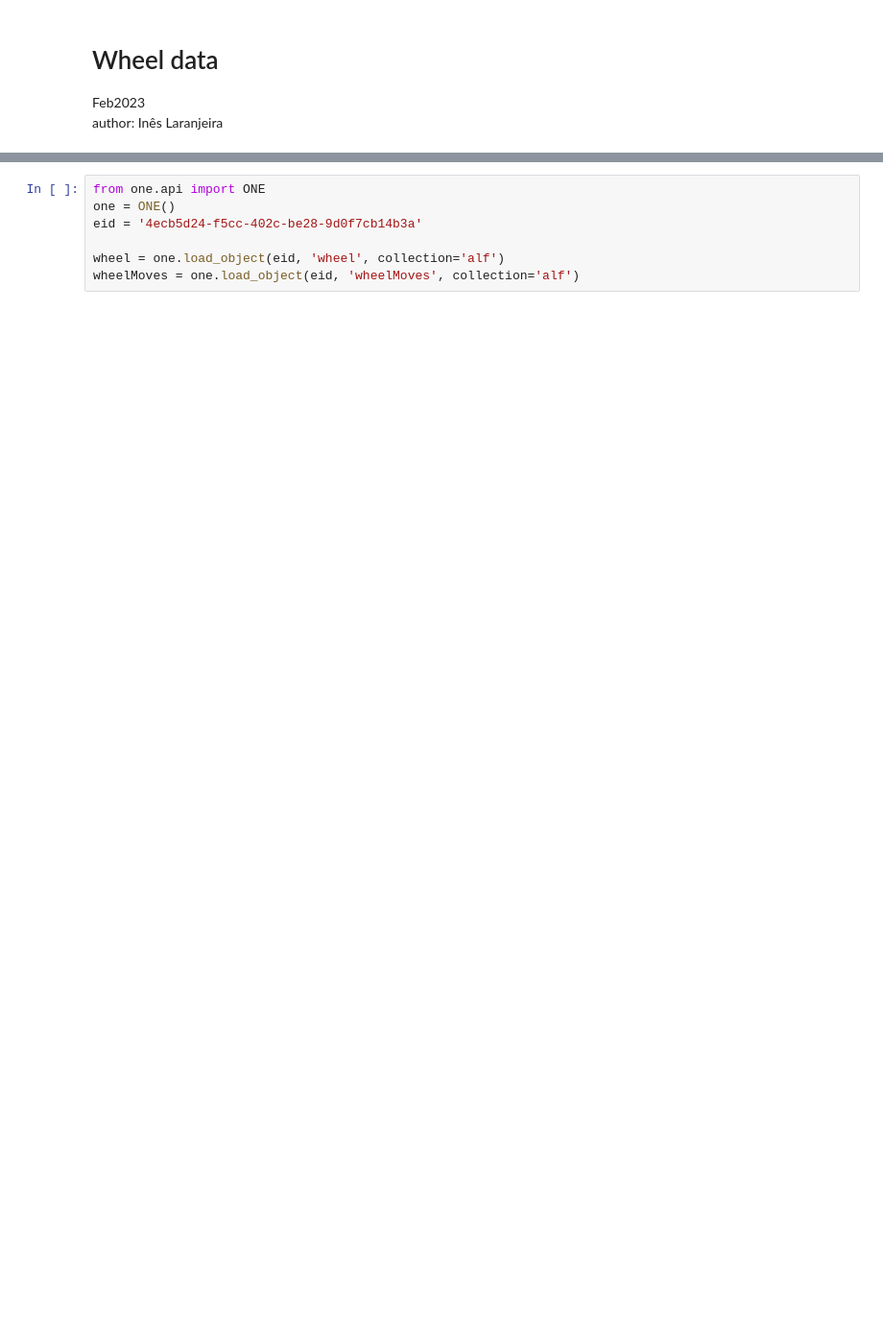
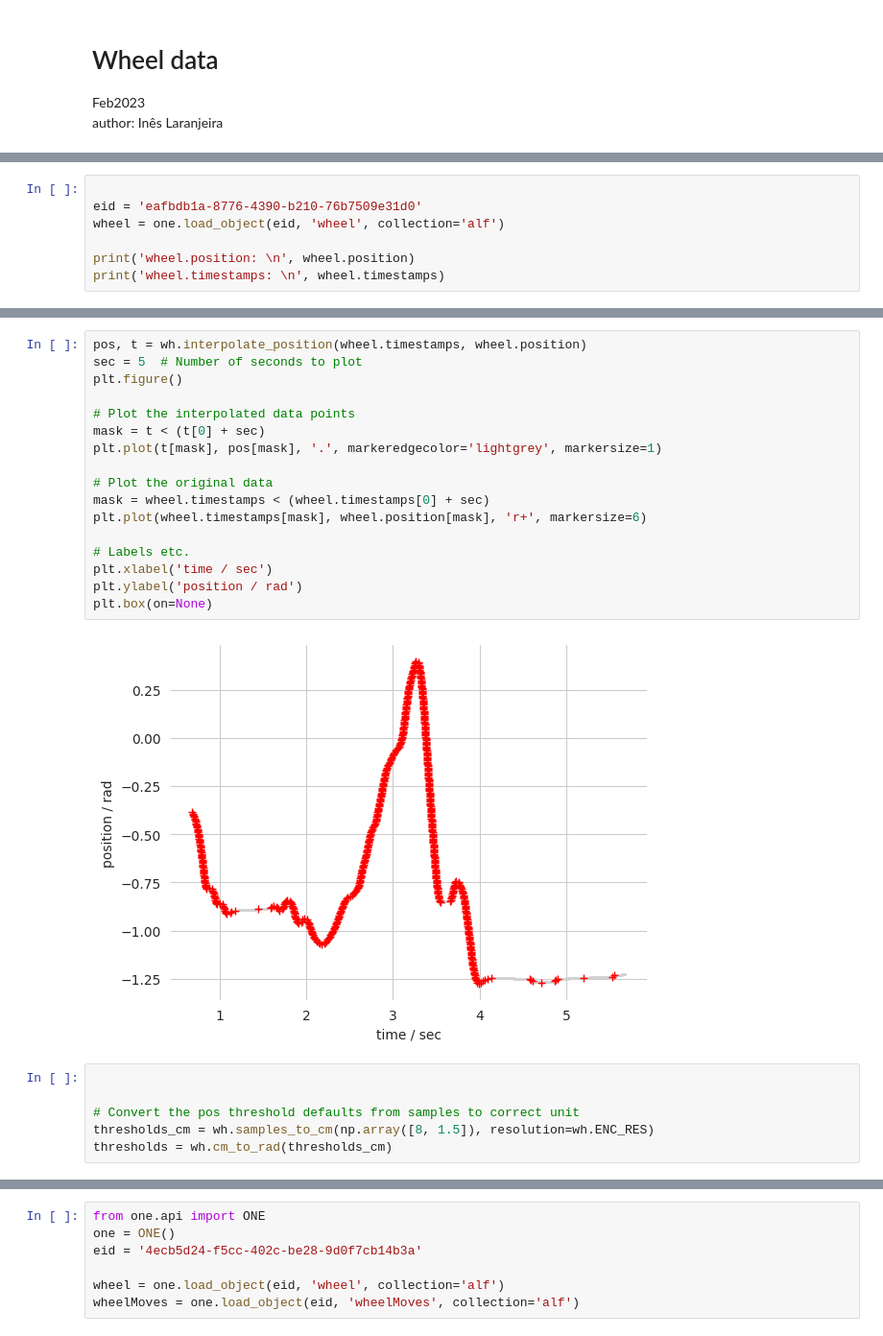
Before and after one commit to ineslaranjeira/representation_learning_variability, a Jupyter notebook: Wheel/wheel_analyses.ipynb, the cells around one changed output, grey strips where cells are left out. Shown at 96% size. Cells and saved outputs as stored; diff of their text form; blank space fills up the shorter version.

Commit message:
Initial wheel analyses scripts

```diff
--- a/Wheel/wheel_analyses.ipynb
+++ b/Wheel/wheel_analyses.ipynb
@@ -23,0 +41,7 @@ one = ONE(base_url='https://alyx.internationalbrainlab.org', silent=True)
+# %%
+
+eid = 'eafbdb1a-8776-4390-b210-76b7509e31d0'
+wheel = one.load_object(eid, 'wheel', collection='alf')
+
+print('wheel.position: \n', wheel.position)
+print('wheel.timestamps: \n', wheel.timestamps)
@@ -23,0 +64,25 @@ one = ONE(base_url='https://alyx.internationalbrainlab.org', silent=True)
+# %%
+pos, t = wh.interpolate_position(wheel.timestamps, wheel.position)
+sec = 5  # Number of seconds to plot
+plt.figure()
+
+# Plot the interpolated data points
+mask = t < (t[0] + sec)
+plt.plot(t[mask], pos[mask], '.', markeredgecolor='lightgrey', markersize=1)
+
+# Plot the original data
+mask = wheel.timestamps < (wheel.timestamps[0] + sec)
+plt.plot(wheel.timestamps[mask], wheel.position[mask], 'r+', markersize=6)
+
+# Labels etc.
+plt.xlabel('time / sec')
+plt.ylabel('position / rad')
+plt.box(on=None)
+# %% [output]
+[figure, added]
+# %%
+
+
+# Convert the pos threshold defaults from samples to correct unit
+thresholds_cm = wh.samples_to_cm(np.array([8, 1.5]), resolution=wh.ENC_RES)
+thresholds = wh.cm_to_rad(thresholds_cm)
```
Also changed, not shown: parts of 18 cells of this notebook.
